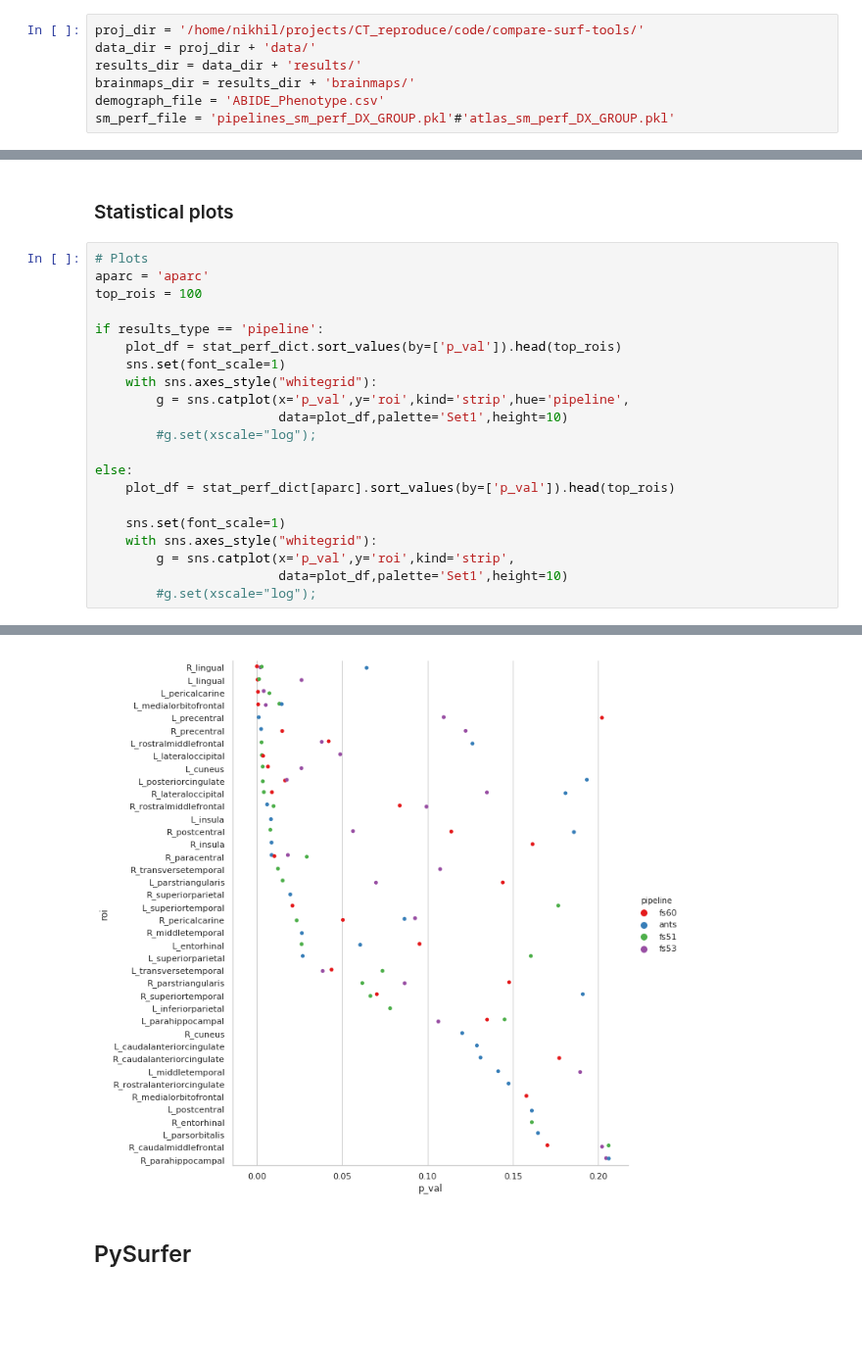
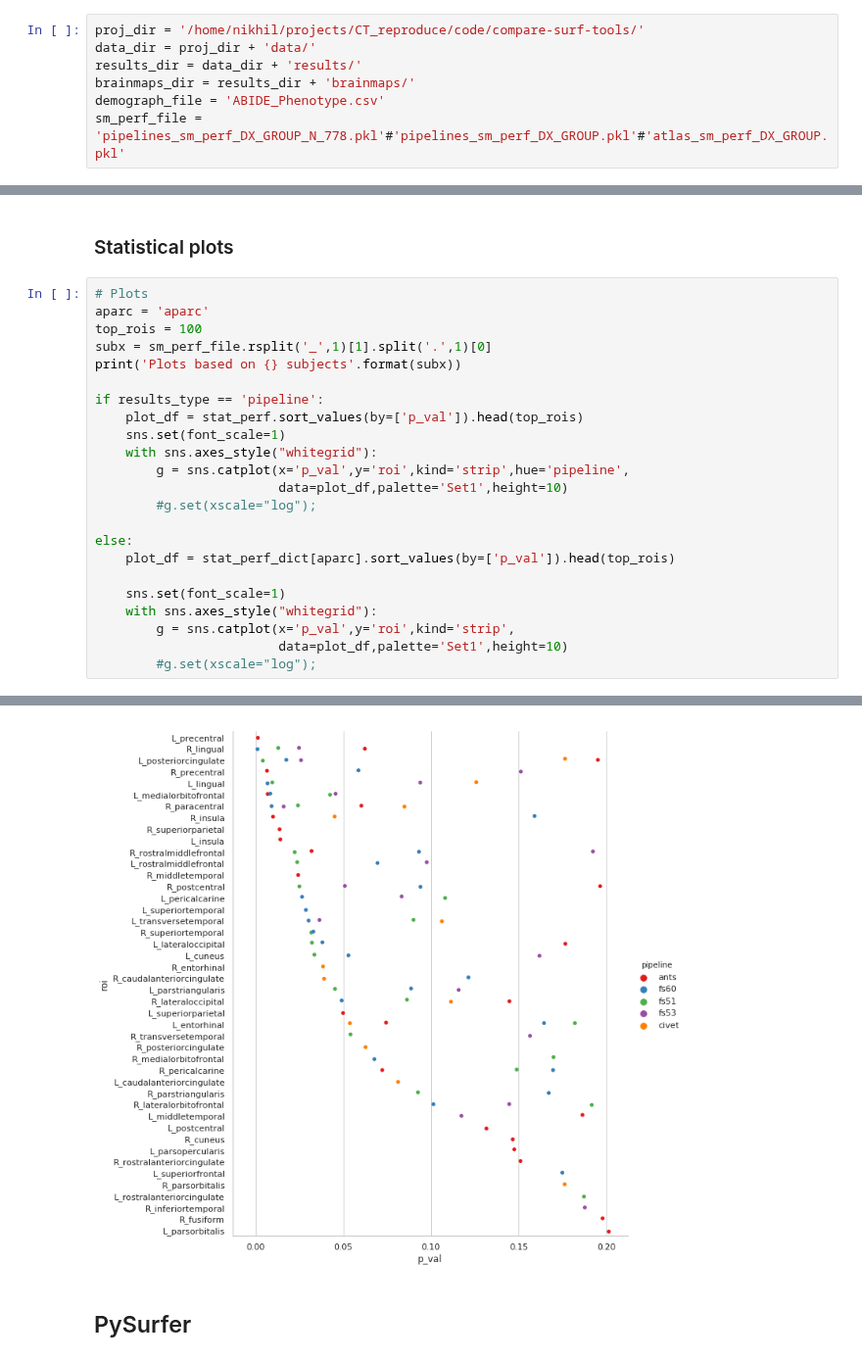
Before and after one commit to neurodatascience/compare-surf-tools, a Jupyter notebook: notebooks/generate_plots.ipynb, the cells around one changed output, grey strips where cells are left out. Shown at 98% size. Cells and saved outputs as stored; diff of their text form; blank space fills up the shorter version.

Commit message:
added civet based plots

```diff
--- a/notebooks/generate_plots.ipynb
+++ b/notebooks/generate_plots.ipynb
@@ -39,7 +39,7 @@ data_dir = proj_dir + 'data/'
 results_dir = data_dir + 'results/'
 brainmaps_dir = results_dir + 'brainmaps/'
 demograph_file = 'ABIDE_Phenotype.csv'
-sm_perf_file = 'pipelines_sm_perf_DX_GROUP.pkl'#'atlas_sm_perf_DX_GROUP.pkl'
+sm_perf_file = 'pipelines_sm_perf_DX_GROUP_N_778.pkl'#'pipelines_sm_perf_DX_GROUP.pkl'#'atlas_sm_perf_DX_GROUP.pkl'
 # %% [markdown]
 ### Global Vars
 # %%
@@ -69,9 +69,11 @@ else:
 # Plots
 aparc = 'aparc'
 top_rois = 100
+subx = sm_perf_file.rsplit('_',1)[1].split('.',1)[0]
+print('Plots based on {} subjects'.format(subx))
 
 if results_type == 'pipeline':
-    plot_df = stat_perf_dict.sort_values(by=['p_val']).head(top_rois)
+    plot_df = stat_perf.sort_values(by=['p_val']).head(top_rois)
     sns.set(font_scale=1)
     with sns.axes_style("whitegrid"):
         g = sns.catplot(x='p_val',y='roi',kind='strip',hue='pipeline',
@@ -90,4 +93,4 @@ else:
-[figure, old version]
+[figure, new version]
 # %% [markdown]
 ## PySurfer
 # %%
```
Also changed, not shown: parts of 3 cells of this notebook, 2 other files.
